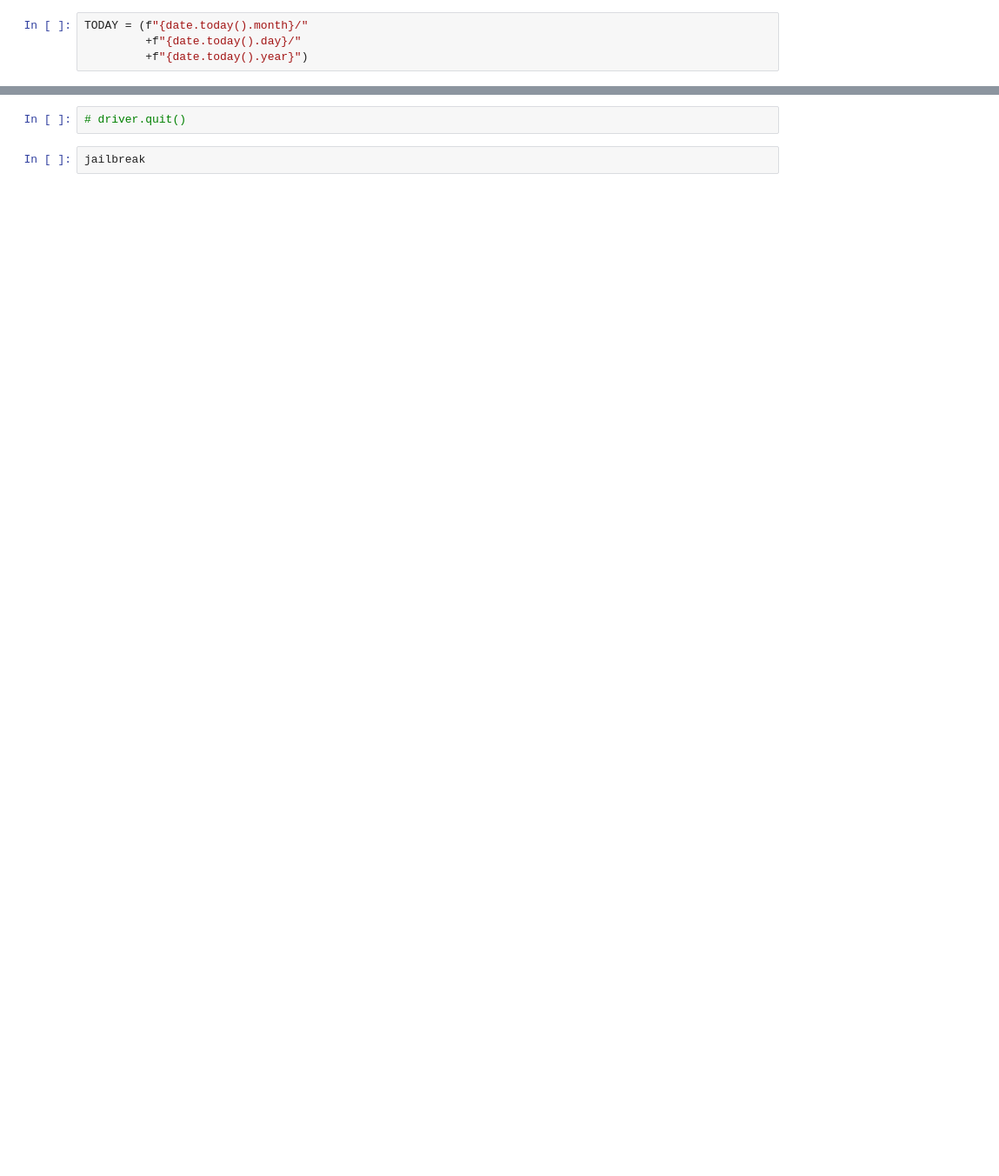
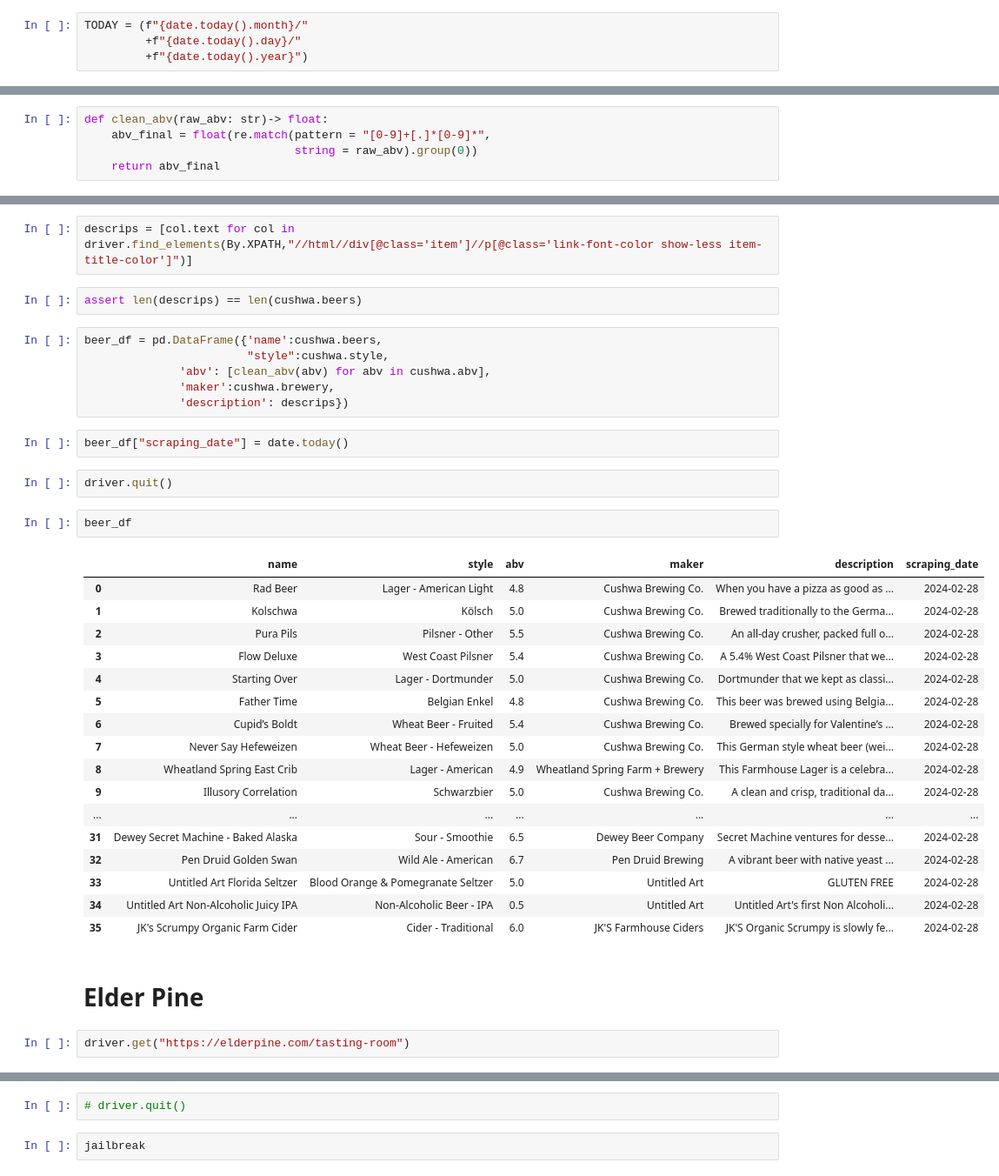
Before and after one commit to pizacd/MD_brewery_scraper, a Jupyter notebook: Brewery_scraper.ipynb, the cells around one changed output, grey strips where cells are left out. Shown: that part at 87% size. Drawn from its saved outputs; the diff is of its cells as text; blank space fills up the shorter version.

Commit message:
Added more precise XPATH
created Brewery class to handle attributes scraped from websites. Refined XPATH to more precisely pull specific attributes for two breweries

```diff
--- a/Brewery_scraper.ipynb
+++ b/Brewery_scraper.ipynb
@@ -31,0 +110,5 @@ TODAY = (f"{date.today().month}/"
+# %%
+def clean_abv(raw_abv: str)-> float:
+    abv_final = float(re.match(pattern = "[0-9]+[.]*[0-9]*",
+                               string = raw_abv).group(0))
+    return abv_final
@@ -31,0 +155,38 @@ TODAY = (f"{date.today().month}/"
+# %%
+descrips = [col.text for col in driver.find_elements(By.XPATH,"//html//div[@class='item']//p[@class='link-font-color show-less item-title-color']")]
+# %%
+assert len(descrips) == len(cushwa.beers)
+# %%
+beer_df = pd.DataFrame({'name':cushwa.beers,
+                        "style":cushwa.style,
+              'abv': [clean_abv(abv) for abv in cushwa.abv],
+              'maker':cushwa.brewery,
+              'description': descrips})
+# %%
+beer_df["scraping_date"] = date.today()
+# %%
+driver.quit()
+# %%
+beer_df
+# %% [output]
+|  | name | style | abv | maker | description | scraping_date |
+| 0 | Rad Beer | Lager - American Light | 4.8 | Cushwa Brewing Co. | When you have a pizza as good as ... | 2024-02-28 |
+| 1 | Kolschwa | Kölsch | 5.0 | Cushwa Brewing Co. | Brewed traditionally to the Germa... | 2024-02-28 |
+| 2 | Pura Pils | Pilsner - Other | 5.5 | Cushwa Brewing Co. | An all-day crusher, packed full o... | 2024-02-28 |
+| 3 | Flow Deluxe | West Coast Pilsner | 5.4 | Cushwa Brewing Co. | A 5.4% West Coast Pilsner that we... | 2024-02-28 |
+| 4 | Starting Over | Lager - Dortmunder | 5.0 | Cushwa Brewing Co. | Dortmunder that we kept as classi... | 2024-02-28 |
+| 5 | Father Time | Belgian Enkel | 4.8 | Cushwa Brewing Co. | This beer was brewed using Belgia... | 2024-02-28 |
+| 6 | Cupid’s Boldt | Wheat Beer - Fruited | 5.4 | Cushwa Brewing Co. | Brewed specially for Valentine’s ... | 2024-02-28 |
+| 7 | Never Say Hefeweizen | Wheat Beer - Hefeweizen | 5.0 | Cushwa Brewing Co. | This German style wheat beer (wei... | 2024-02-28 |
+| 8 | Wheatland Spring East Crib | Lager - American | 4.9 | Wheatland Spring Farm + Brewery | This Farmhouse Lager is a celebra... | 2024-02-28 |
+| 9 | Illusory Correlation | Schwarzbier | 5.0 | Cushwa Brewing Co. | A clean and crisp, traditional da... | 2024-02-28 |
+| ... | ... | ... | ... | ... | ... | ... |
+| 31 | Dewey Secret Machine - Baked Alaska | Sour - Smoothie | 6.5 | Dewey Beer Company | Secret Machine ventures for desse... | 2024-02-28 |
+| 32 | Pen Druid Golden Swan | Wild Ale - American | 6.7 | Pen Druid Brewing | A vibrant beer with native yeast ... | 2024-02-28 |
+| 33 | Untitled Art Florida Seltzer | Blood Orange & Pomegranate Seltzer | 5.0 | Untitled Art | GLUTEN FREE | 2024-02-28 |
+| 34 | Untitled Art Non-Alcoholic Juicy IPA | Non-Alcoholic Beer - IPA | 0.5 | Untitled Art | Untitled Art's first Non Alcoholi... | 2024-02-28 |
+| 35 | JK's Scrumpy Organic Farm Cider | Cider - Traditional | 6.0 | JK'S Farmhouse Ciders | JK'S Organic Scrumpy is slowly fe... | 2024-02-28 |
+# %% [markdown]
+# Elder Pine
+# %%
+driver.get("https://elderpine.com/tasting-room")
```
Also changed, not shown: parts of 29 cells of this notebook.
